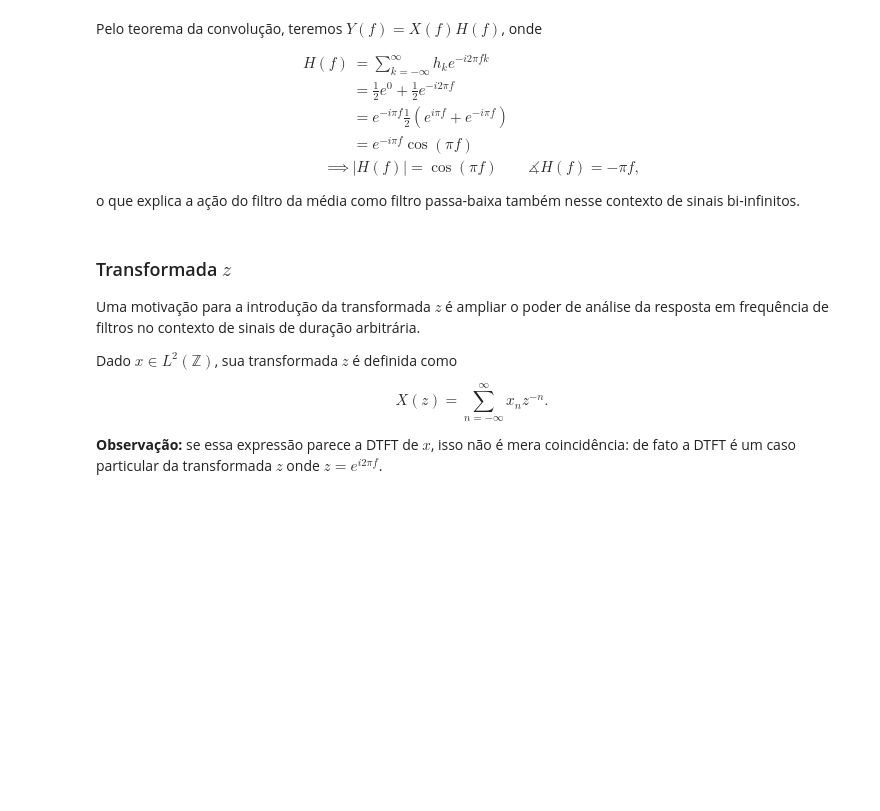
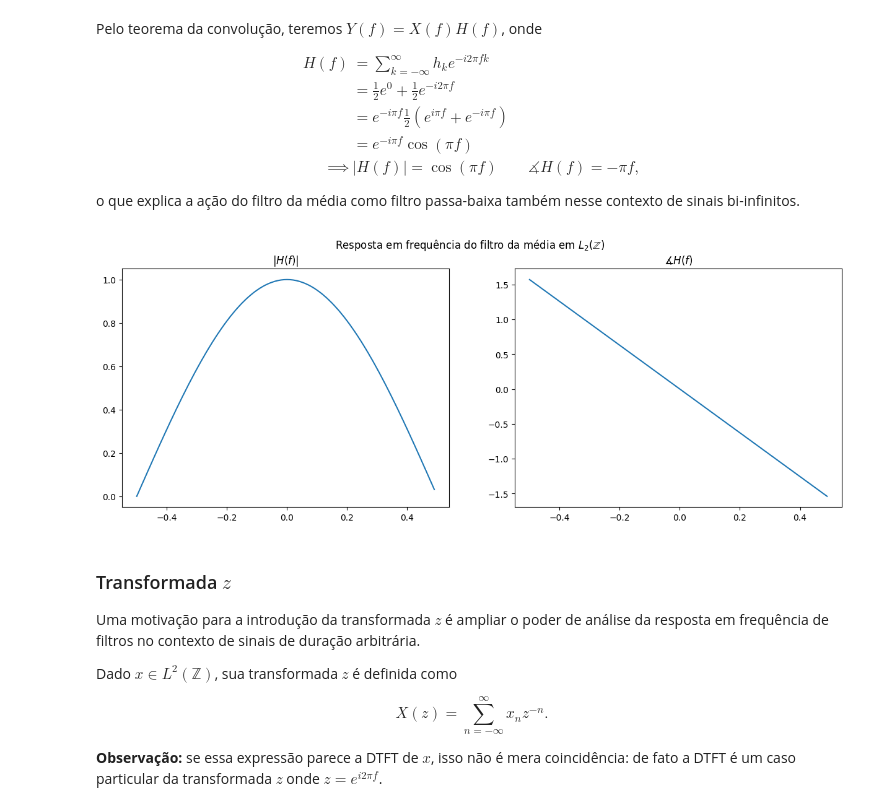
Before and after one commit to diogoalves/mac5920-dsp2022, a Jupyter notebook: aulas/04-Convolution/sec_4-5.ipynb, the cells around one changed output. Drawn from its saved outputs; the diff is of its cells as text; code cells hidden in the pictures; blank space fills up the shorter version.

```diff
--- a/aulas/04-Convolution/sec_4-5.ipynb
+++ b/aulas/04-Convolution/sec_4-5.ipynb
@@ -311,11 +311,20 @@ Pelo teorema da convolução, teremos $Y(f) = X(f)H(f)$, onde
 \end{align*}
 o que explica a ação do filtro da média como filtro passa-baixa também nesse contexto de sinais bi-infinitos.
 # %%
-f = np.arange(-0.5,0.5,0.01); Hf = np.exp(-1j*m.pi*f)*np.cos(m.pi*f)
+f = np.arange(-0.5,0.5,0.01);
+Hf = np.exp(-1j*m.pi*f)*np.cos(m.pi*f)
 fig,ax = plt.subplots(1, 2, figsize=(15,5));
 fig.suptitle(r"Resposta em frequência do filtro da média em $L_2(\mathbb{Z})$")
-ax[0].plot(f,abs(Hf));ax[0].set_title(r"$|H(f)|$")
-ax[1].plot(f,np.angle(Hf));ax[1].set_title(r"$\measuredangle H(f)$");plt.show()
+
+ax[0].plot(f,abs(Hf));
+ax[0].set_title(r"$|H(f)|$")
+
+ax[1].plot(f,np.angle(Hf));
+ax[1].set_title(r"$\measuredangle H(f)$");
+
+plt.show()
+# %% [output]
+[figure, added]
 # %% [markdown]
 ### Transformada $z$
 
```
Also changed, not shown: 7 other files.
